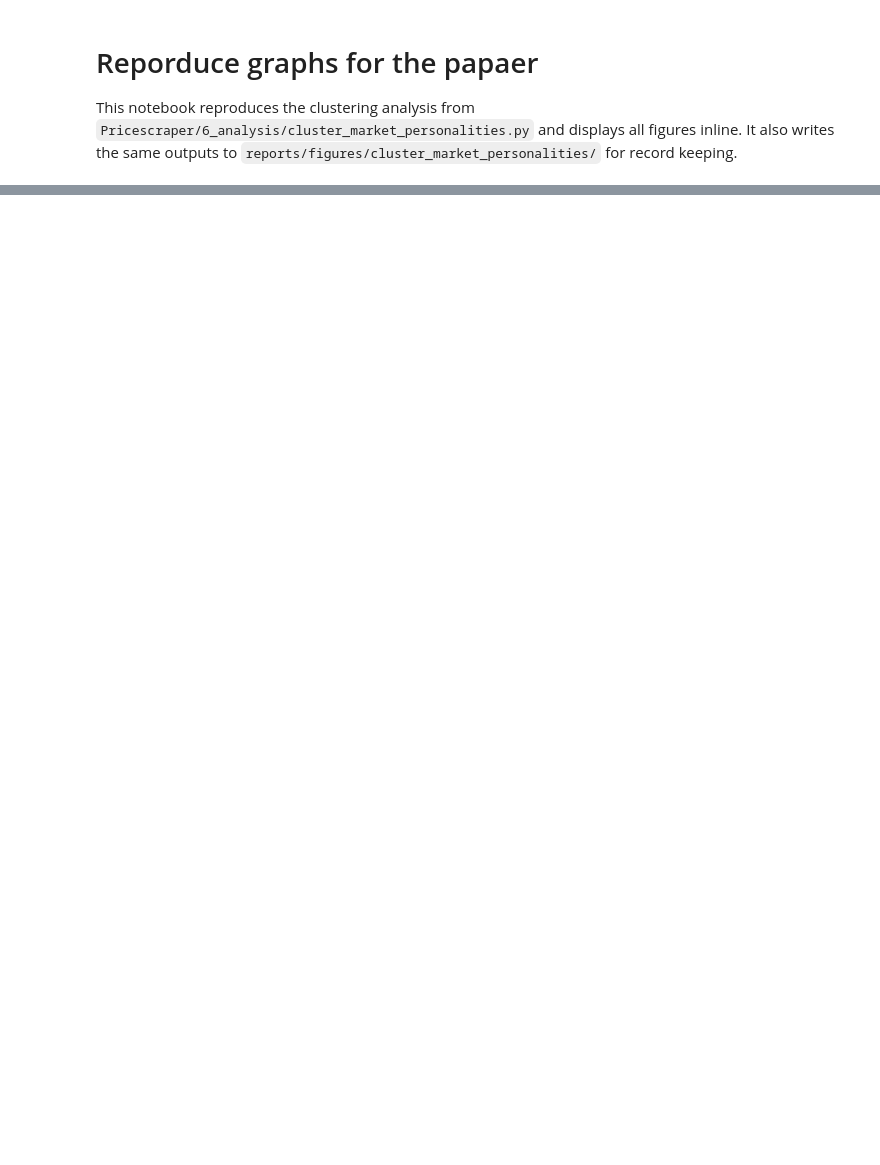
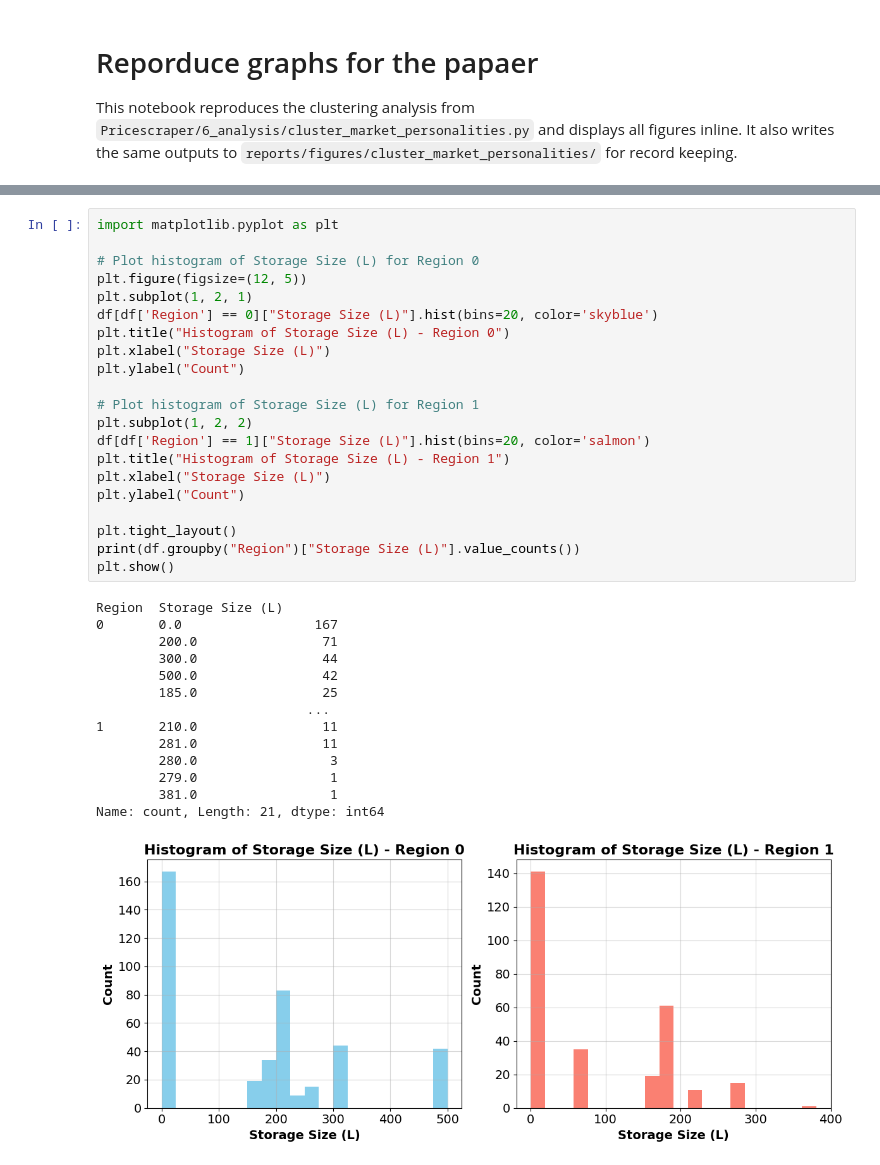
Before and after one commit to UgneP/Heat-pump-market-transparency, a Jupyter notebook: Pricescraper/6_analysis/cluster_market_personalities.ipynb, the cells around one changed output, grey strips where cells are left out. Drawn from its saved outputs; the diff is of its cells as text; blank space fills up the shorter version.

```diff
--- a/Pricescraper/6_analysis/cluster_market_personalities.ipynb
+++ b/Pricescraper/6_analysis/cluster_market_personalities.ipynb
@@ -64,0 +180,36 @@ Loaded 696 rows and 43 columns
+# %%
+import matplotlib.pyplot as plt
+
+# Plot histogram of Storage Size (L) for Region 0
+plt.figure(figsize=(12, 5))
+plt.subplot(1, 2, 1)
+df[df['Region'] == 0]["Storage Size (L)"].hist(bins=20, color='skyblue')
+plt.title("Histogram of Storage Size (L) - Region 0")
+plt.xlabel("Storage Size (L)")
+plt.ylabel("Count")
+
+# Plot histogram of Storage Size (L) for Region 1
+plt.subplot(1, 2, 2)
+df[df['Region'] == 1]["Storage Size (L)"].hist(bins=20, color='salmon')
+plt.title("Histogram of Storage Size (L) - Region 1")
+plt.xlabel("Storage Size (L)")
+plt.ylabel("Count")
+
+plt.tight_layout()
+print(df.groupby("Region")["Storage Size (L)"].value_counts())
+plt.show()
+# %% [output]
+Region  Storage Size (L)
+0       0.0                 167
+        200.0                71
+        300.0                44
+        500.0                42
+        185.0                25
+                           ...
+1       210.0                11
+        281.0                11
+        280.0                 3
+        279.0                 1
+        381.0                 1
+Name: count, Length: 21, dtype: int64
+[figure, added]
```
Also changed, not shown: parts of 22 cells of this notebook.
